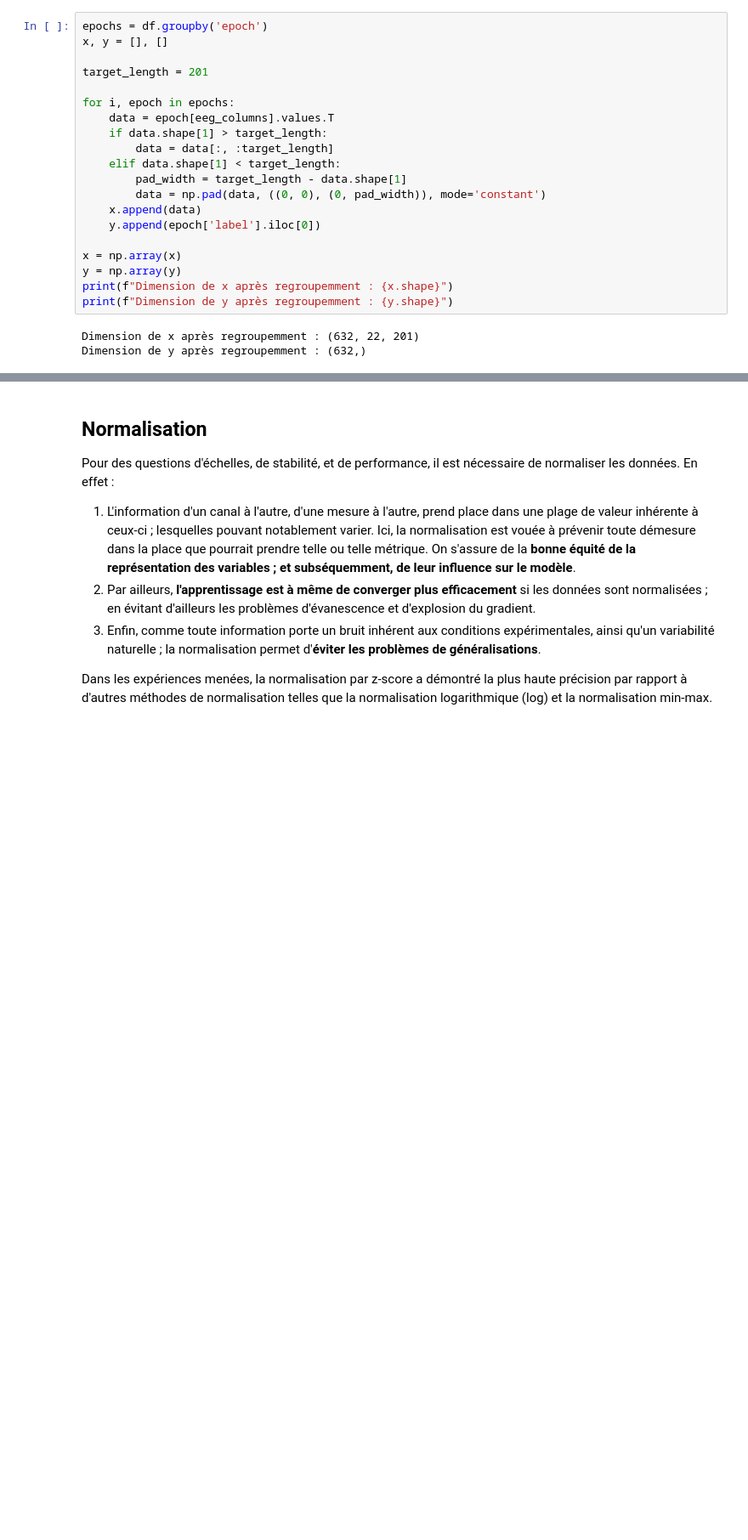
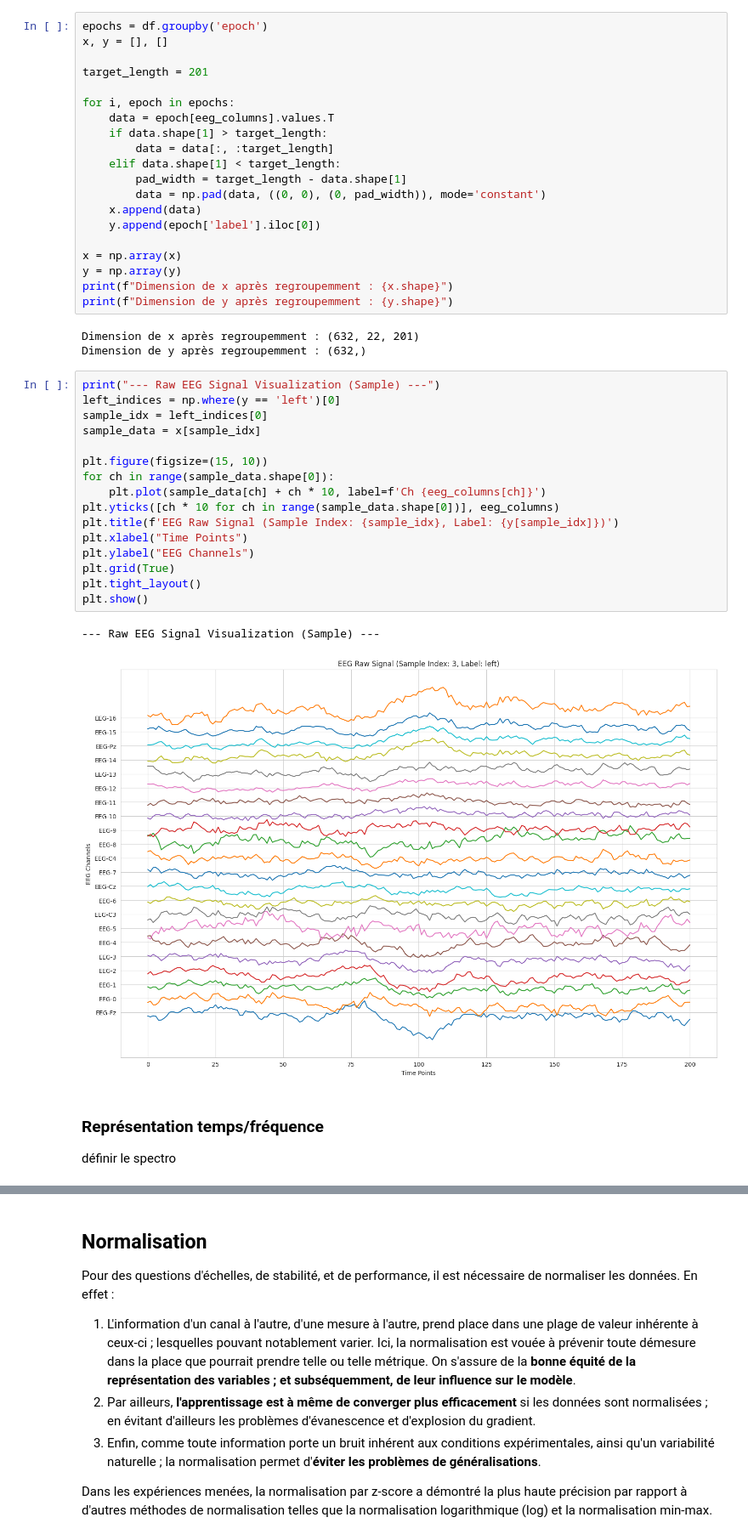
Before and after one commit to iRyann/EEG-Classification, a Jupyter notebook: eeg-classification.ipynb, the cells around one changed output, grey strips where cells are left out. Shown at 85% size. Cells and saved outputs as stored; diff of their text form; blank space fills up the shorter version.

```diff
--- a/eeg-classification.ipynb
+++ b/eeg-classification.ipynb
@@ -98,3 +106,25 @@ print(f"Dimension de y après regroupemment : {y.shape}")
 # %% [output]
 Dimension de x après regroupemment : (632, 22, 201)
 Dimension de y après regroupemment : (632,)
+# %%
+print("--- Raw EEG Signal Visualization (Sample) ---")
+left_indices = np.where(y == 'left')[0]
+sample_idx = left_indices[0]
+sample_data = x[sample_idx]
+
+plt.figure(figsize=(15, 10))
+for ch in range(sample_data.shape[0]):
+    plt.plot(sample_data[ch] + ch * 10, label=f'Ch {eeg_columns[ch]}')
+plt.yticks([ch * 10 for ch in range(sample_data.shape[0])], eeg_columns)
+plt.title(f'EEG Raw Signal (Sample Index: {sample_idx}, Label: {y[sample_idx]})')
+plt.xlabel("Time Points")
+plt.ylabel("EEG Channels")
+plt.grid(True)
+plt.tight_layout()
+plt.show()
+# %% [output]
+--- Raw EEG Signal Visualization (Sample) ---
+[figure, added]
+# %% [markdown]
+### Représentation temps/fréquence
+définir le spectro
```
Also changed, not shown: parts of 16 cells of this notebook.
